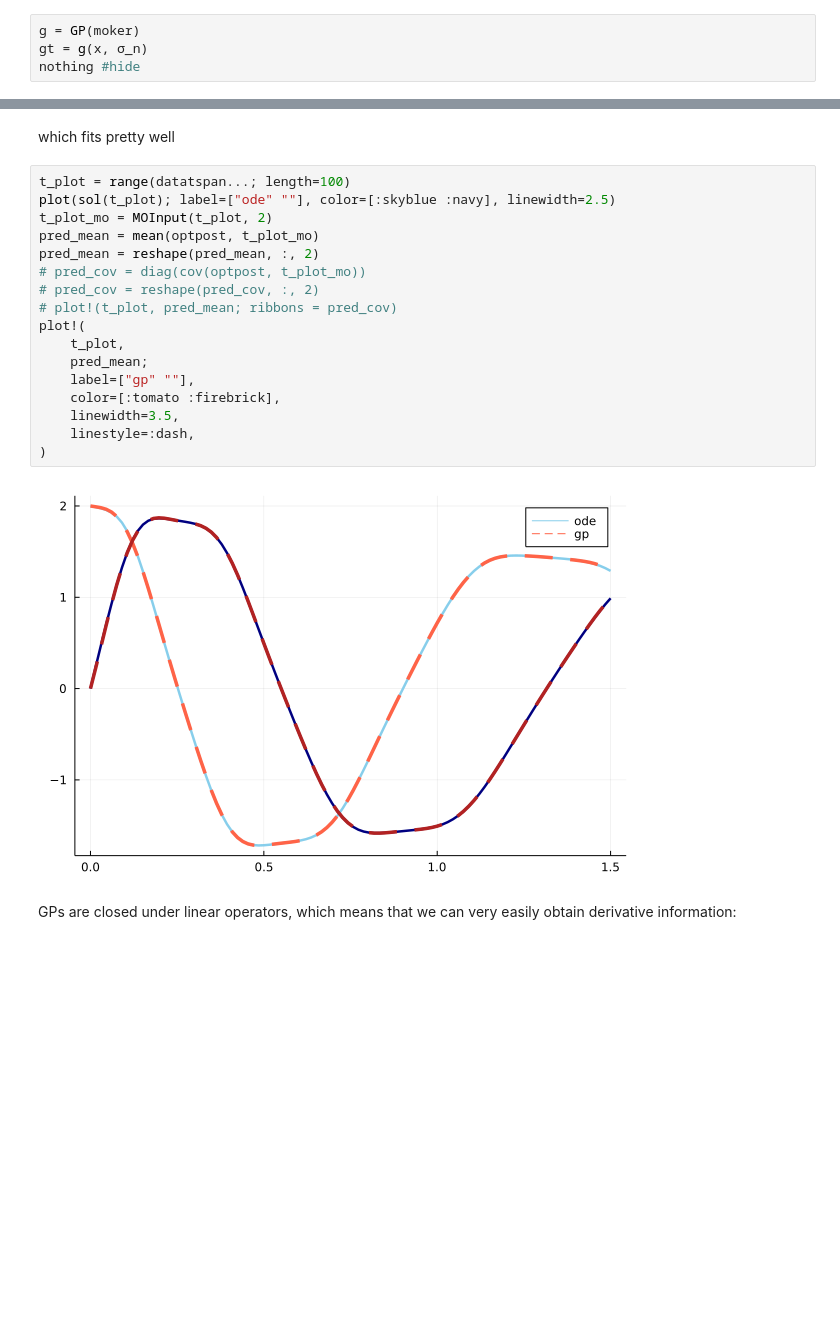
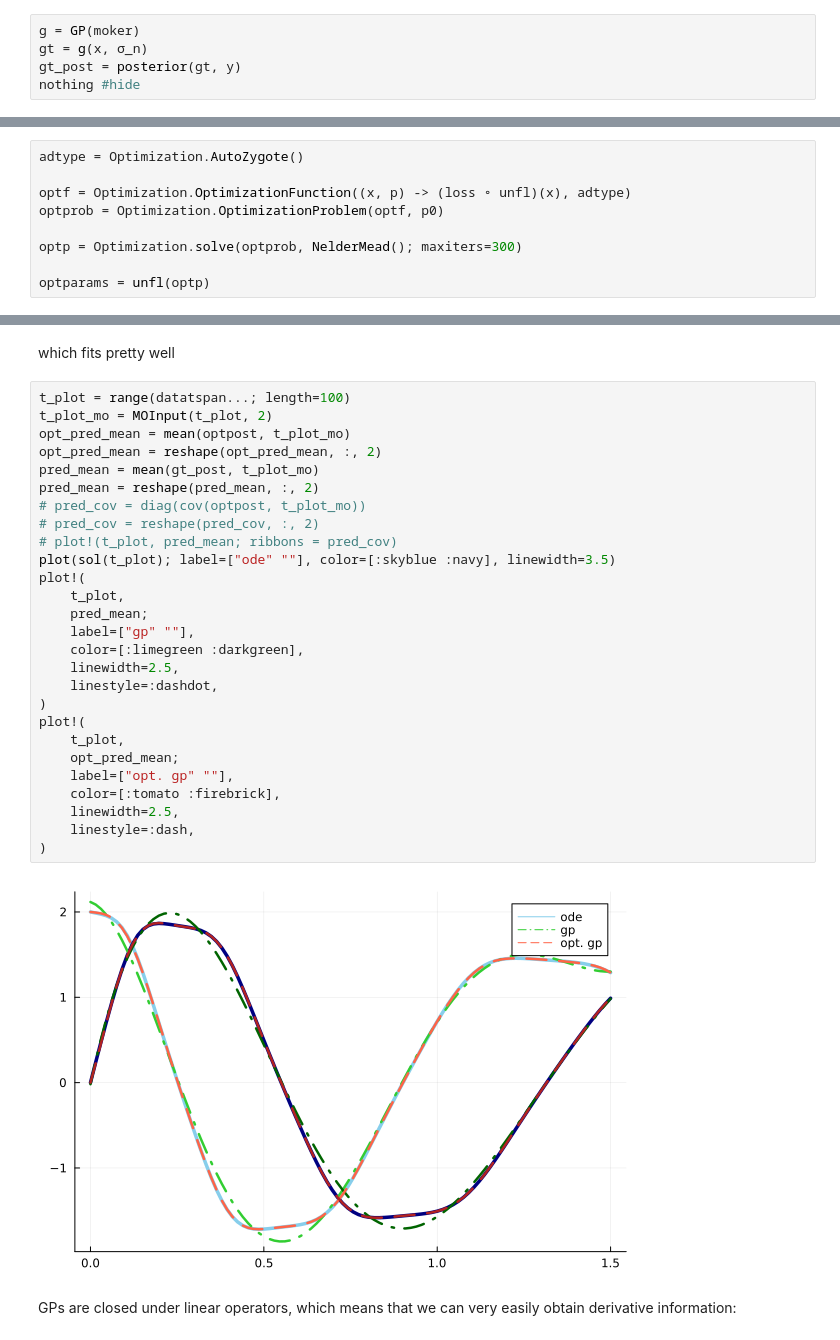
Before and after one commit to Crown421/GPDiffEq.jl, a Jupyter notebook: dev/examples/spiral.ipynb, the cells around one changed output, grey strips where cells are left out. Cells and saved outputs as stored; diff of their text form; blank space fills up the shorter version.

```diff
--- a/dev/examples/spiral.ipynb
+++ b/dev/examples/spiral.ipynb
@@ -61,6 +62,7 @@ and build a finite GP from them
 # %%
 g = GP(moker)
 gt = g(x, σ_n)
+gt_post = posterior(gt, y)
 nothing #hide
 # %% [markdown]
 Now we use the following convenience functions to a loglikelihood loss function and a function to rebuild the gp with the optimal parameters.
@@ -77,0 +81,9 @@ optparams = unfl(optp)
+# %%
+adtype = Optimization.AutoZygote()
+
+optf = Optimization.OptimizationFunction((x, p) -> (loss ∘ unfl)(x), adtype)
+optprob = Optimization.OptimizationProblem(optf, p0)
+
+optp = Optimization.solve(optprob, NelderMead(); maxiters=300)
+
+optparams = unfl(optp)
@@ -84,23 +99,33 @@ nothing #hide
 which fits pretty well
 # %%
 t_plot = range(datatspan...; length=100)
-plot(sol(t_plot); label=["ode" ""], color=[:skyblue :navy], linewidth=2.5)
 t_plot_mo = MOInput(t_plot, 2)
-pred_mean = mean(optpost, t_plot_mo)
+opt_pred_mean = mean(optpost, t_plot_mo)
+opt_pred_mean = reshape(opt_pred_mean, :, 2)
+pred_mean = mean(gt_post, t_plot_mo)
 pred_mean = reshape(pred_mean, :, 2)
 # pred_cov = diag(cov(optpost, t_plot_mo))
 # pred_cov = reshape(pred_cov, :, 2)
 # plot!(t_plot, pred_mean; ribbons = pred_cov)
+plot(sol(t_plot); label=["ode" ""], color=[:skyblue :navy], linewidth=3.5)
 plot!(
     t_plot,
     pred_mean;
     label=["gp" ""],
+    color=[:limegreen :darkgreen],
+    linewidth=2.5,
+    linestyle=:dashdot,
+)
+plot!(
+    t_plot,
+    opt_pred_mean;
+    label=["opt. gp" ""],
     color=[:tomato :firebrick],
-    linewidth=3.5,
+    linewidth=2.5,
     linestyle=:dash,
 )
 # %% [output]
-[figure, old version]
+[figure, new version]
 # %% [markdown]
 GPs are closed under linear operators, which means that we can very easily obtain derivative information:
 # %%
```
Also changed, not shown: parts of 10 cells of this notebook, 25 other files.
